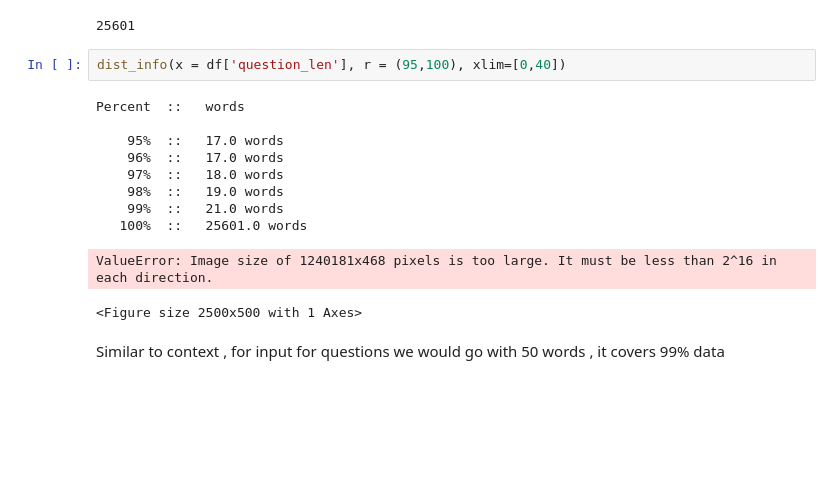
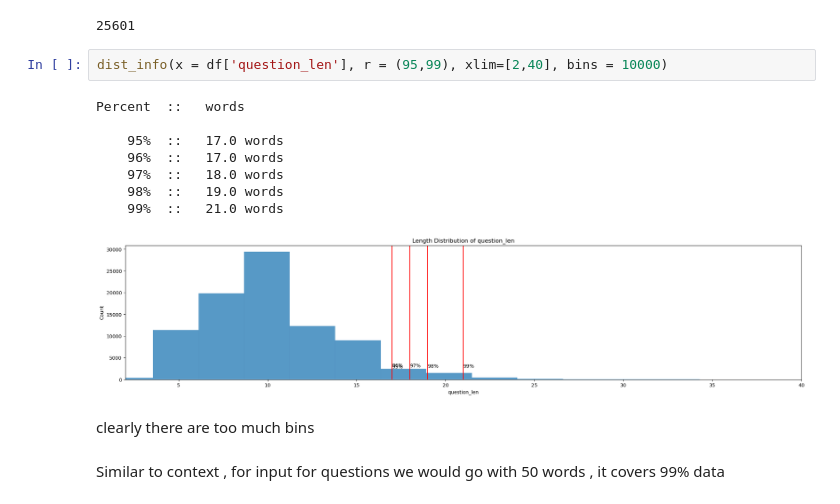
Before and after one commit to tikendraw/question-answer-generation, a Jupyter notebook: question_answers_genration.ipynb, the cells around one changed output. Drawn from its saved outputs; the diff is of its cells as text; blank space fills up the shorter version.

```diff
--- a/question_answers_genration.ipynb
+++ b/question_answers_genration.ipynb
@@ -176,18 +198,18 @@ df['question_len'].max()
 # %% [output]
 25601
 # %%
-dist_info(x = df['question_len'], r = (95,100), xlim=[0,40])
+dist_info(x = df['question_len'], r = (95,99), xlim=[2,40], bins = 10000)
 # %% [output]
 Percent  ::   words
 
     95%  ::   17.0 words
     96%  ::   17.0 words
     97%  ::   18.0 words
     98%  ::   19.0 words
     99%  ::   21.0 words
-   100%  ::   25601.0 words
-ValueError: Image size of 1240181x468 pixels is too large. It must be less than 2^16 in each direction.
-<Figure size 2500x500 with 1 Axes>
+[figure, added]
+# %% [markdown]
+clearly there are too much bins
 # %% [markdown]
 Similar to context , for input for questions we would go with 50 words , it covers 99% data
 # %%
```
Also changed, not shown: parts of 26 cells of this notebook.
